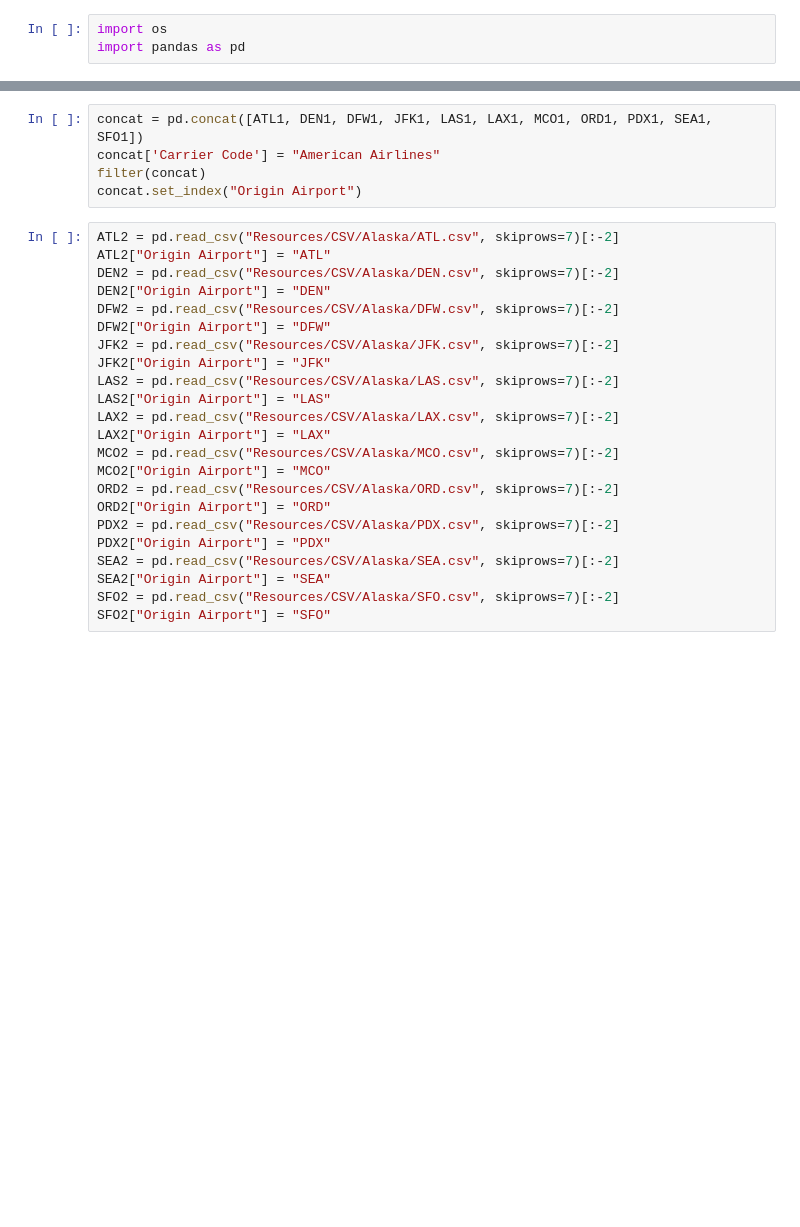
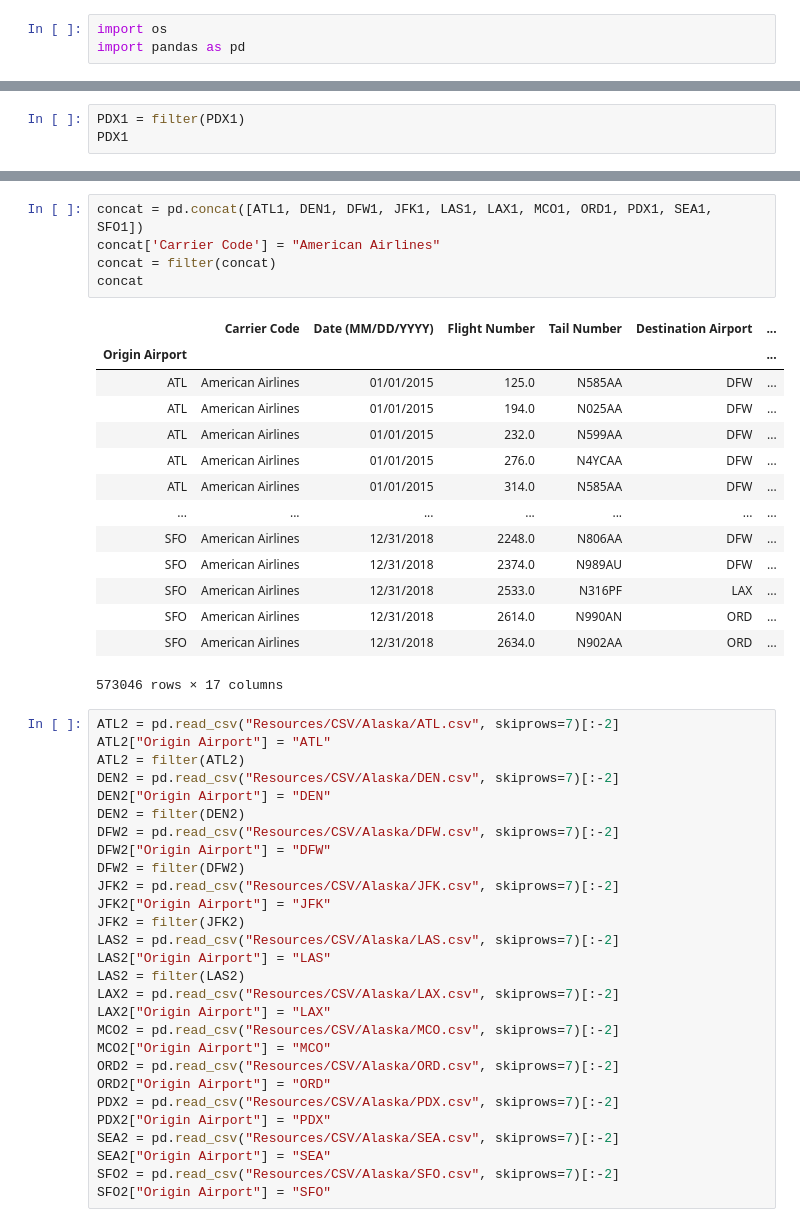
Before and after one commit to jabruhns/group-project-2, a Jupyter notebook: csv_cleanup.ipynb, the cells around one changed output, grey strips where cells are left out. Saved outputs shown, nothing was run; the diff lists cells and outputs as text; blank space fills up the shorter version.

```diff
--- a/csv_cleanup.ipynb
+++ b/csv_cleanup.ipynb
@@ -92,0 +100,3 @@ ATL1
+# %%
+PDX1 = filter(PDX1)
+PDX1
@@ -93,19 +117,39 @@ ATL1
 # %%
 concat = pd.concat([ATL1, DEN1, DFW1, JFK1, LAS1, LAX1, MCO1, ORD1, PDX1, SEA1, SFO1])
 concat['Carrier Code'] = "American Airlines"
-filter(concat)
-concat.set_index("Origin Airport")
+concat = filter(concat)
+concat
+# %% [output]
+|  | Carrier Code | Date (MM/DD/YYYY) | Flight Number | Tail Number | Destination Airport | ... |
+| Origin Airport |  |  |  |  |  | ... |
+| ATL | American Airlines | 01/01/2015 | 125.0 | N585AA | DFW | ... |
+| ATL | American Airlines | 01/01/2015 | 194.0 | N025AA | DFW | ... |
+| ATL | American Airlines | 01/01/2015 | 232.0 | N599AA | DFW | ... |
+| ATL | American Airlines | 01/01/2015 | 276.0 | N4YCAA | DFW | ... |
+| ATL | American Airlines | 01/01/2015 | 314.0 | N585AA | DFW | ... |
+| ... | ... | ... | ... | ... | ... | ... |
+| SFO | American Airlines | 12/31/2018 | 2248.0 | N806AA | DFW | ... |
+| SFO | American Airlines | 12/31/2018 | 2374.0 | N989AU | DFW | ... |
+| SFO | American Airlines | 12/31/2018 | 2533.0 | N316PF | LAX | ... |
+| SFO | American Airlines | 12/31/2018 | 2614.0 | N990AN | ORD | ... |
+| SFO | American Airlines | 12/31/2018 | 2634.0 | N902AA | ORD | ... |
+573046 rows × 17 columns
 # %%
 ATL2 = pd.read_csv("Resources/CSV/Alaska/ATL.csv", skiprows=7)[:-2]
 ATL2["Origin Airport"] = "ATL"
+ATL2 = filter(ATL2)
 DEN2 = pd.read_csv("Resources/CSV/Alaska/DEN.csv", skiprows=7)[:-2]
 DEN2["Origin Airport"] = "DEN"
+DEN2 = filter(DEN2)
 DFW2 = pd.read_csv("Resources/CSV/Alaska/DFW.csv", skiprows=7)[:-2]
 DFW2["Origin Airport"] = "DFW"
+DFW2 = filter(DFW2)
 JFK2 = pd.read_csv("Resources/CSV/Alaska/JFK.csv", skiprows=7)[:-2]
 JFK2["Origin Airport"] = "JFK"
+JFK2 = filter(JFK2)
 LAS2 = pd.read_csv("Resources/CSV/Alaska/LAS.csv", skiprows=7)[:-2]
 LAS2["Origin Airport"] = "LAS"
+LAS2 = filter(LAS2)
 LAX2 = pd.read_csv("Resources/CSV/Alaska/LAX.csv", skiprows=7)[:-2]
 LAX2["Origin Airport"] = "LAX"
 MCO2 = pd.read_csv("Resources/CSV/Alaska/MCO.csv", skiprows=7)[:-2]
```
Also changed, not shown: parts of 7 cells of this notebook, 9 other files.
